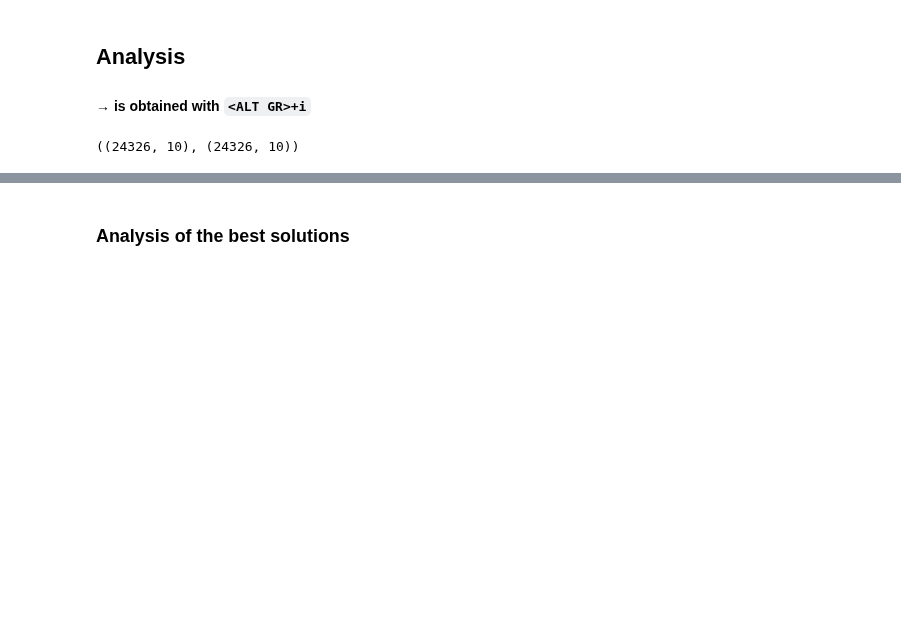
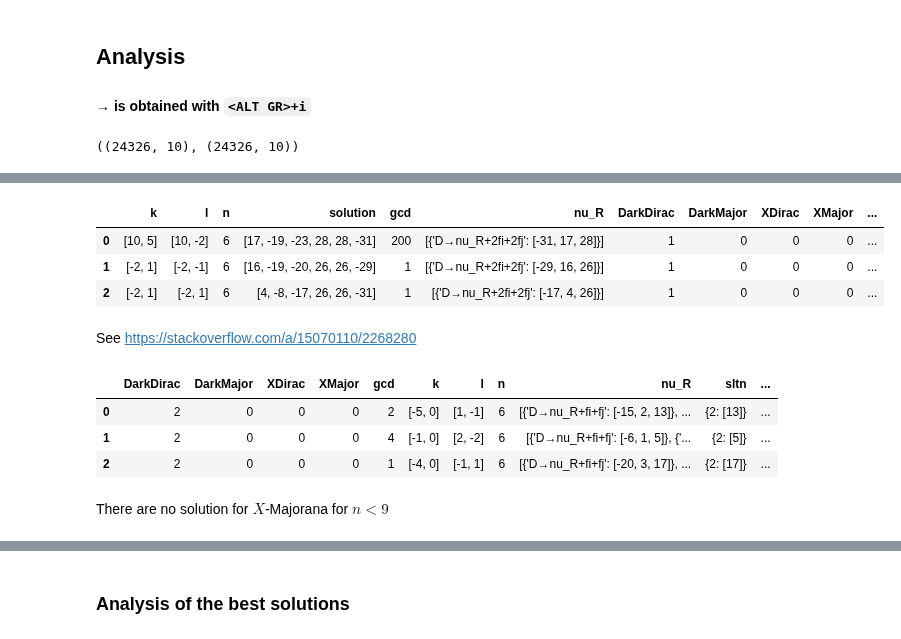
Before and after one commit to LBJ-Wade/anomaly, a Jupyter notebook: anomalysolutions.ipynb, the cells around one changed output, grey strips where cells are left out. Drawn from its saved outputs; the diff is of its cells as text; code cells hidden in the pictures; blank space fills up the shorter version.

```diff
--- a/anomalysolutions.ipynb
+++ b/anomalysolutions.ipynb
@@ -256,0 +276,8 @@ ds['XMajor']=ds['nu_R'].apply(lambda l: [ 'X→nu_R+4fi' in d.keys() for d in l]
+# %%
+cl6=filter_solution(ds6,nmax=32)
+cl6[:3]
+# %% [output]
+|  | k | l | n | solution | gcd | nu_R | DarkDirac | DarkMajor | XDirac | XMajor | ... |
+| 0 | [10, 5] | [10, -2] | 6 | [17, -19, -23, 28, 28, -31] | 200 | [{'D→nu_R+2fi+2fj': [-31, 17, 28]}] | 1 | 0 | 0 | 0 | ... |
+| 1 | [-2, 1] | [-2, -1] | 6 | [16, -19, -20, 26, 26, -29] | 1 | [{'D→nu_R+2fi+2fj': [-29, 16, 26]}] | 1 | 0 | 0 | 0 | ... |
+| 2 | [-2, 1] | [-2, 1] | 6 | [4, -8, -17, 26, 26, -31] | 1 | [{'D→nu_R+2fi+2fj': [-17, 4, 26]}] | 1 | 0 | 0 | 0 | ... |
@@ -256,0 +329,11 @@ ds['XMajor']=ds['nu_R'].apply(lambda l: [ 'X→nu_R+4fi' in d.keys() for d in l]
+# %% [markdown]
+See https://stackoverflow.com/a/15070110/2268280
+# %%
+cl[:3]
+# %% [output]
+|  | DarkDirac | DarkMajor | XDirac | XMajor | gcd | k | l | n | nu_R | sltn | ... |
+| 0 | 2 | 0 | 0 | 0 | 2 | [-5, 0] | [1, -1] | 6 | [{'D→nu_R+fi+fj': [-15, 2, 13]}, ... | {2: [13]} | ... |
+| 1 | 2 | 0 | 0 | 0 | 4 | [-1, 0] | [2, -2] | 6 | [{'D→nu_R+fi+fj': [-6, 1, 5]}, {'... | {2: [5]} | ... |
+| 2 | 2 | 0 | 0 | 0 | 1 | [-4, 0] | [-1, 1] | 6 | [{'D→nu_R+fi+fj': [-20, 3, 17]}, ... | {2: [17]} | ... |
+# %% [markdown]
+There are no solution for $X$-Majorana for $n<9$
```
Also changed, not shown: parts of 27 cells of this notebook.
